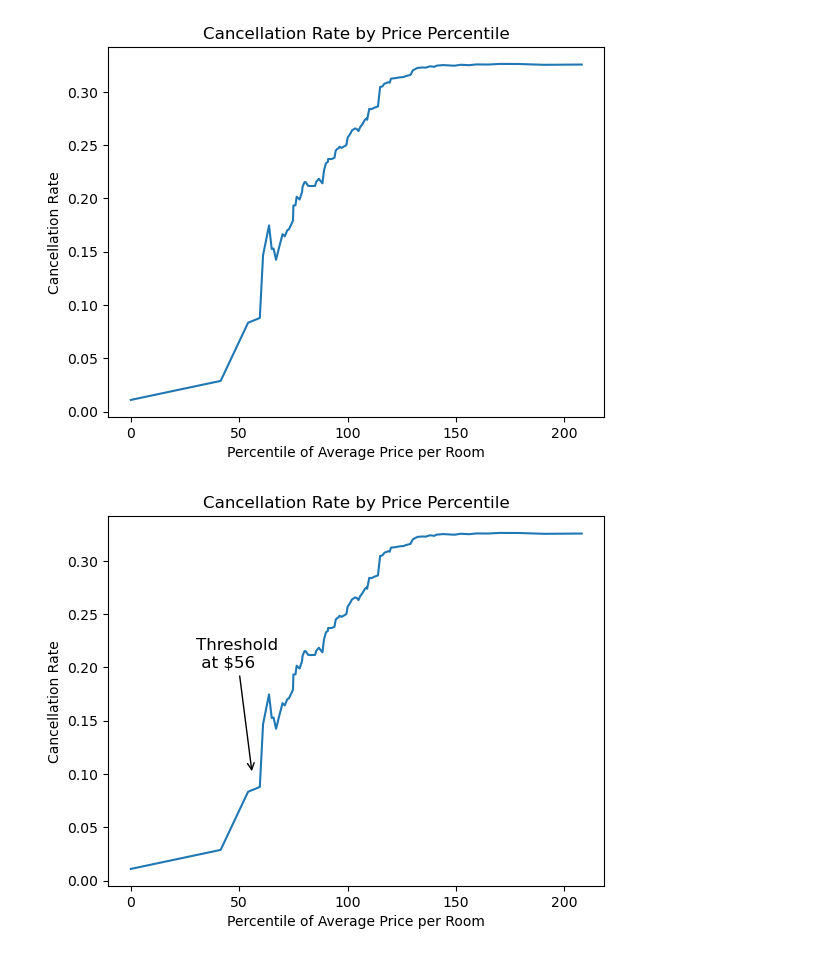
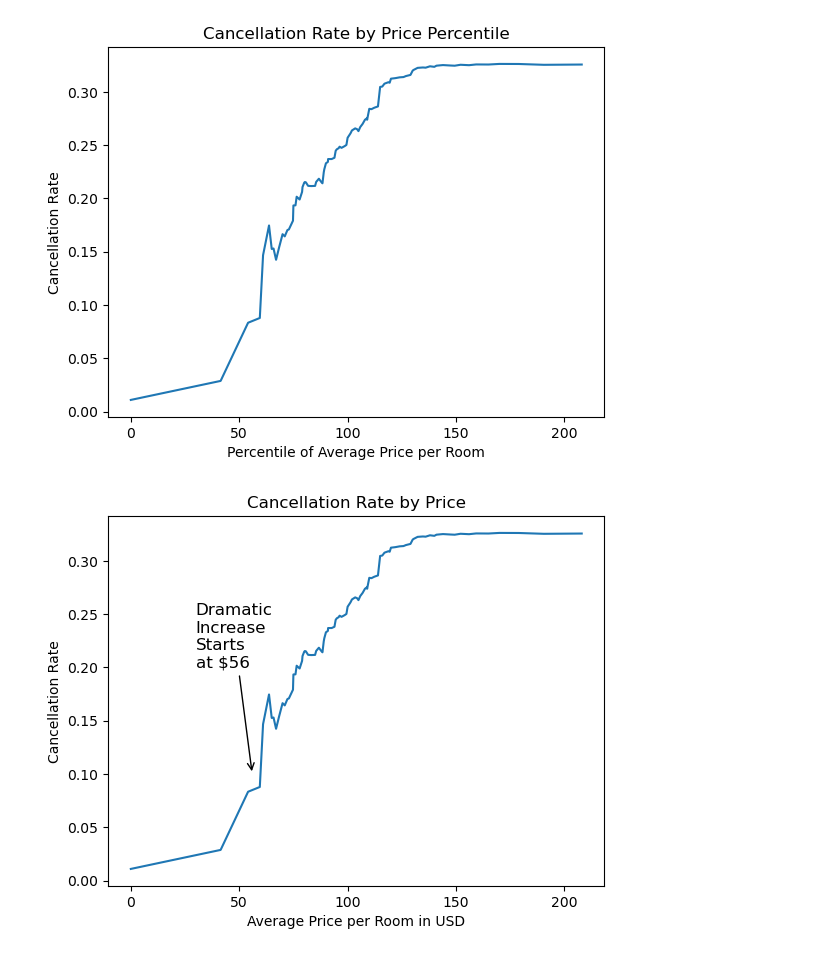
Before and after one commit to jaeheonk817/Project__Predicting-Hotel-Reservation-Cancellations, a Jupyter notebook: ppt_graph_generator.ipynb, the cells around one changed output. Cells and saved outputs as stored; diff of their text form; code cells hidden in the pictures.

```diff
--- a/ppt_graph_generator.ipynb
+++ b/ppt_graph_generator.ipynb
@@ -760,34 +853,34 @@ import matplotlib.pyplot as plt
 percentiles = np.arange(1, 100)
 price_percentiles = np.percentile(df['avg_price_per_room'], percentiles)
 
 # Initialize lists to store percentile and cancellation rate
 percentile_values = []
 cancellation_rates = []
 
 # Compute cancellation rate at each price percentile
 for percentile in price_percentiles:
     # Filter DataFrame to include only bookings with avg_price_per_room less than or equal to the percentile
     subset_df = df[df['avg_price_per_room'] <= percentile]
 
     # Compute cancellation rate for the filtered DataFrame
     cancellation_counts = subset_df.groupby('booking_status').size()
     cancellation_rate = cancellation_counts.get('Canceled', 0) / cancellation_counts.sum()
 
     # Store percentile and cancellation rate in lists
     percentile_values.append(percentile)
     cancellation_rates.append(cancellation_rate)
 
 # Plot cancellation rate vs. percentile
 plt.plot(percentile_values, cancellation_rates)
-plt.xlabel('Percentile of Average Price per Room')
+plt.xlabel('Average Price per Room in USD')
 plt.ylabel('Cancellation Rate')
-plt.title('Cancellation Rate by Price Percentile')
+plt.title('Cancellation Rate by Price')
 
 # Add arrow and text label
-plt.annotate('Threshold\n at $56', xy=(56, 0.1), xytext=(30, 0.2),
+plt.annotate('Dramatic\nIncrease\nStarts\nat $56', xy=(56, 0.1), xytext=(30, 0.2),
              arrowprops=dict(facecolor='black', arrowstyle='->'), fontsize=12)
 
 plt.savefig('cancel_rate_threshold.png')
 plt.show()
 # %% [output]
-[figure, old version]
+[figure, new version]
```
Also changed, not shown: parts of 8 cells of this notebook, 22 other files.
